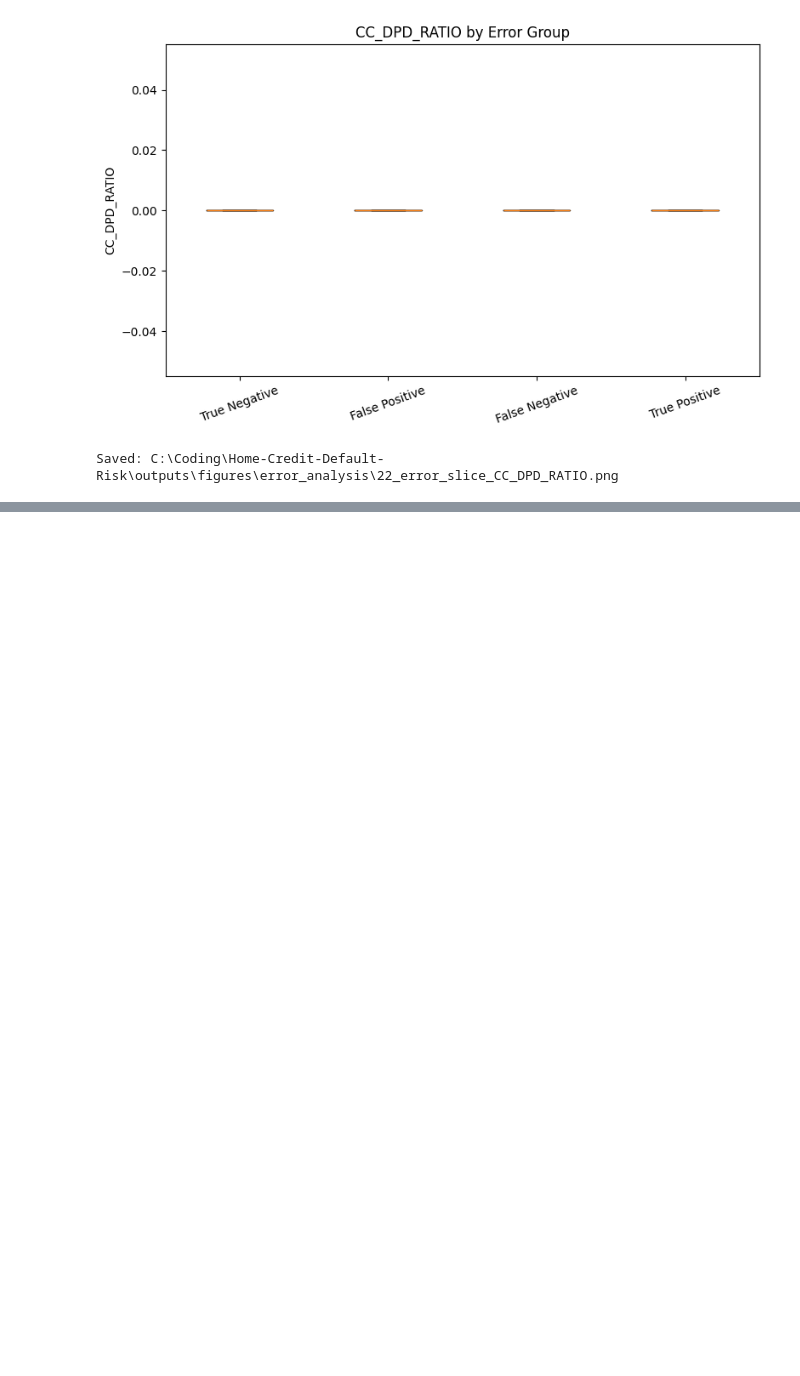
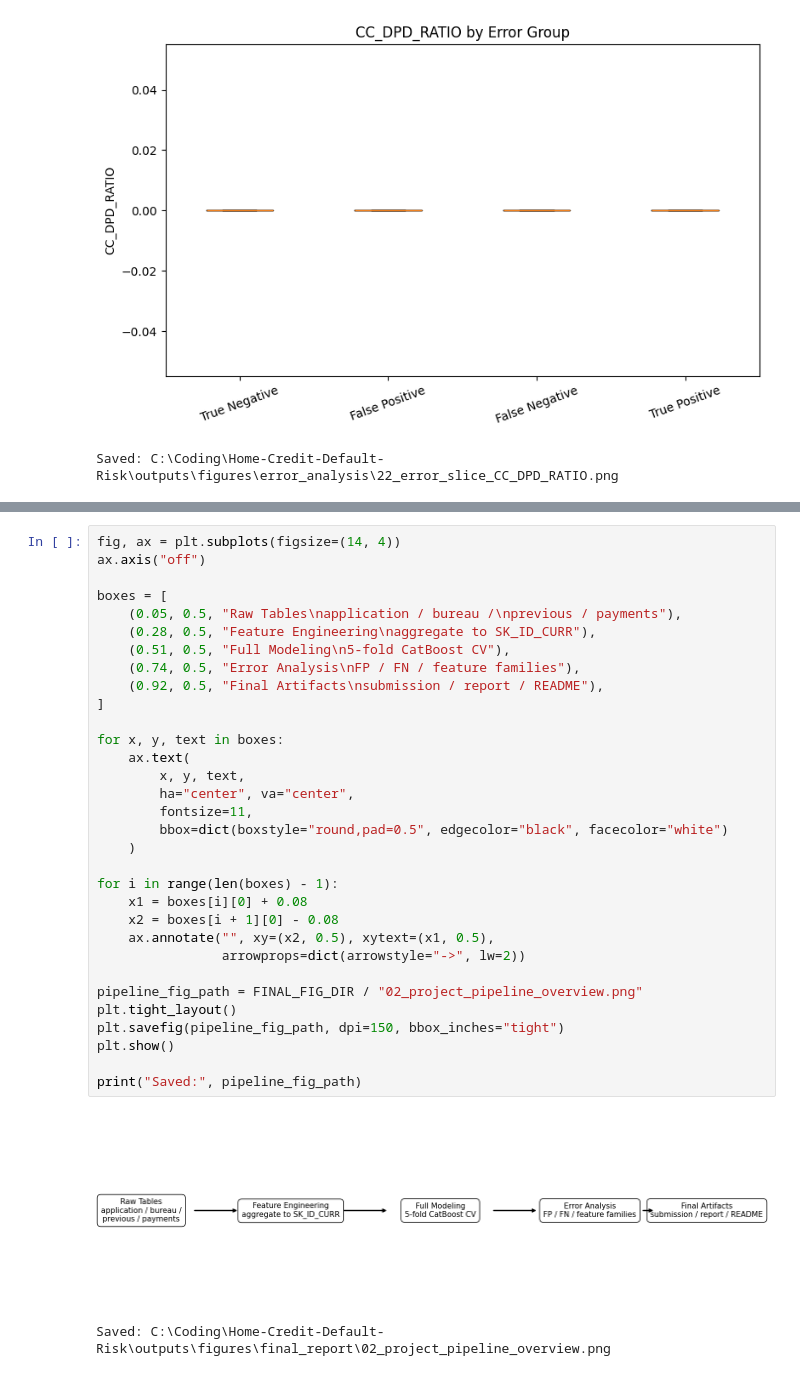
Before and after one commit to ZeakOptimistic/Home-Credit-Default-Risk, a Jupyter notebook: notebooks/03_error_analysis_and_submission.ipynb, the cells around one changed output, grey strips where cells are left out. Drawn from its saved outputs; the diff is of its cells as text; blank space fills up the shorter version.

```diff
--- a/notebooks/10_error_analysis.ipynb
+++ b/notebooks/03_error_analysis_and_submission.ipynb
@@ -631,0 +896,35 @@ Saved: C:\Coding\Home-Credit-Default-Risk\outputs\figures\error_analysis\22_erro
+# %%
+fig, ax = plt.subplots(figsize=(14, 4))
+ax.axis("off")
+
+boxes = [
+    (0.05, 0.5, "Raw Tables\napplication / bureau /\nprevious / payments"),
+    (0.28, 0.5, "Feature Engineering\naggregate to SK_ID_CURR"),
+    (0.51, 0.5, "Full Modeling\n5-fold CatBoost CV"),
+    (0.74, 0.5, "Error Analysis\nFP / FN / feature families"),
+    (0.92, 0.5, "Final Artifacts\nsubmission / report / README"),
+]
+
+for x, y, text in boxes:
+    ax.text(
+        x, y, text,
+        ha="center", va="center",
+        fontsize=11,
+        bbox=dict(boxstyle="round,pad=0.5", edgecolor="black", facecolor="white")
+    )
+
+for i in range(len(boxes) - 1):
+    x1 = boxes[i][0] + 0.08
+    x2 = boxes[i + 1][0] - 0.08
+    ax.annotate("", xy=(x2, 0.5), xytext=(x1, 0.5),
+                arrowprops=dict(arrowstyle="->", lw=2))
+
+pipeline_fig_path = FINAL_FIG_DIR / "02_project_pipeline_overview.png"
+plt.tight_layout()
+plt.savefig(pipeline_fig_path, dpi=150, bbox_inches="tight")
+plt.show()
+
+print("Saved:", pipeline_fig_path)
+# %% [output]
+[figure, added]
+Saved: C:\Coding\Home-Credit-Default-Risk\outputs\figures\final_report\02_project_pipeline_overview.png
```
Also changed, not shown: parts of 14 cells of this notebook, 23 other files.
